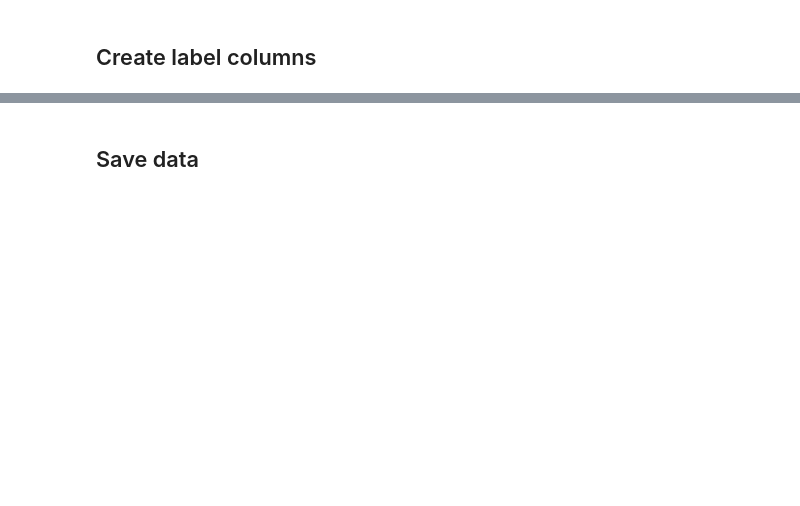
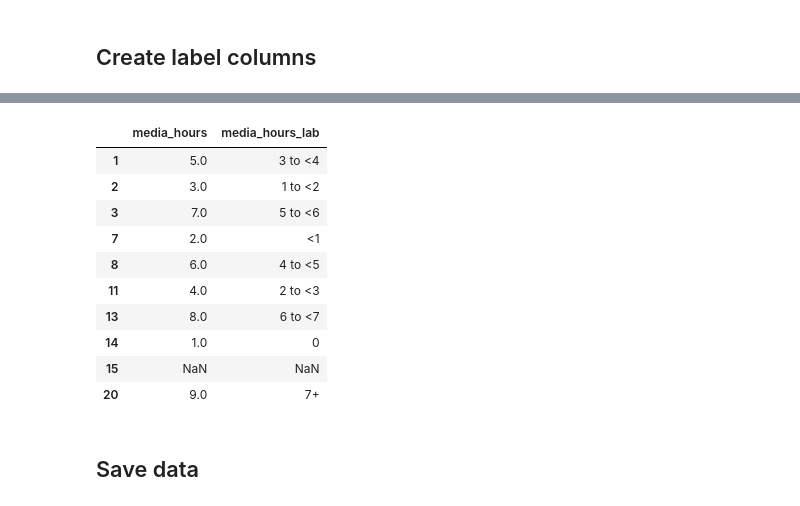
Before and after one commit to kailo-beewell/synthetic_standard_school_dashboards, a Jupyter notebook: create_and_process_data/1_create_synthetic_data.ipynb, the cells around one changed output, grey strips where cells are left out. Saved outputs shown, nothing was run; the diff lists cells and outputs as text; code cells hidden in the pictures; blank space fills up the shorter version.

```diff
--- a/create_and_process_data/1_create_synthetic_data.ipynb
+++ b/create_and_process_data/1_create_synthetic_data.ipynb
@@ -834,5 +834,19 @@ data.head()
 | 5 | 5.0 | 3.0 | 4.0 | 1.0 | 1.0 | 3.0 | 3.0 | ... |
 5 rows × 281 columns
+# %%
+data[['media_hours', 'media_hours_lab']].drop_duplicates()
+# %% [output]
+|  | media_hours | media_hours_lab |
+| 1 | 5.0 | 3 to <4 |
+| 2 | 3.0 | 1 to <2 |
+| 3 | 7.0 | 5 to <6 |
+| 7 | 2.0 | <1 |
+| 8 | 6.0 | 4 to <5 |
+| 11 | 4.0 | 2 to <3 |
+| 13 | 8.0 | 6 to <7 |
+| 14 | 1.0 | 0 |
+| 15 | NaN | NaN |
+| 20 | 9.0 | 7+ |
 # %% [markdown]
 ## Save data
 # %%
```
Also changed, not shown: parts of 5 cells of this notebook, 3 other files.
